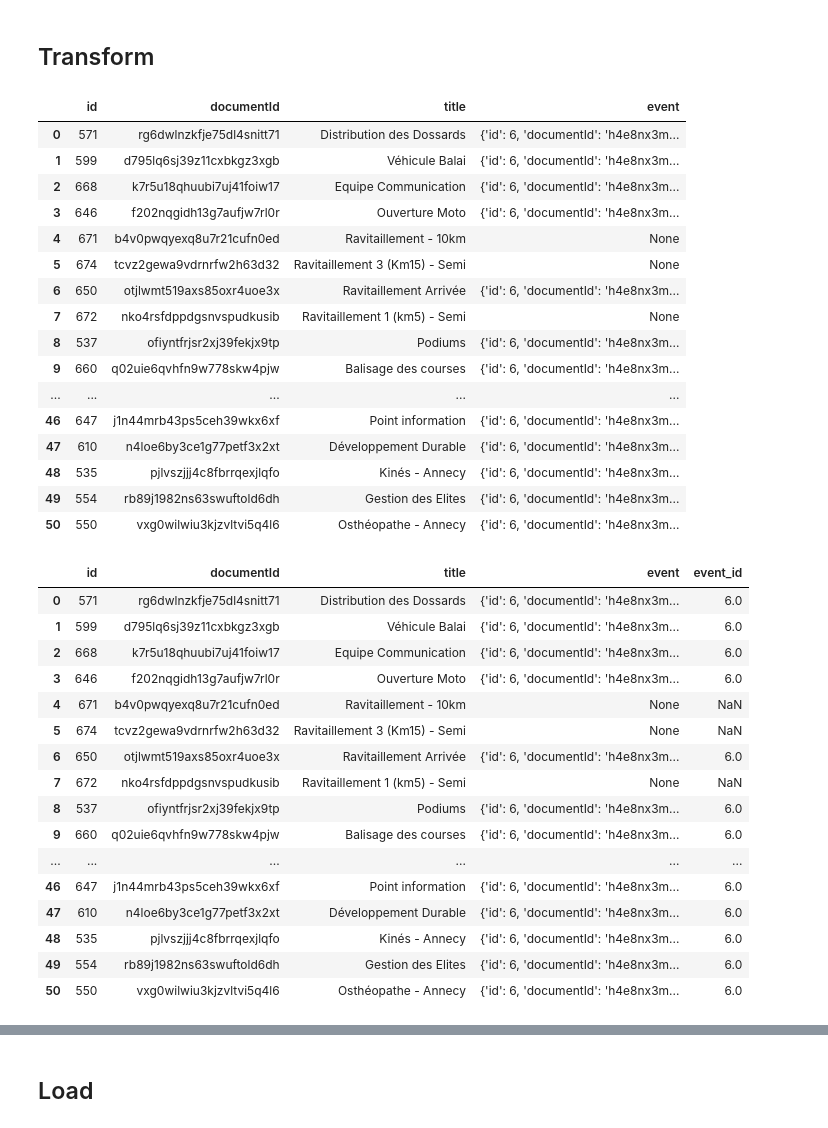
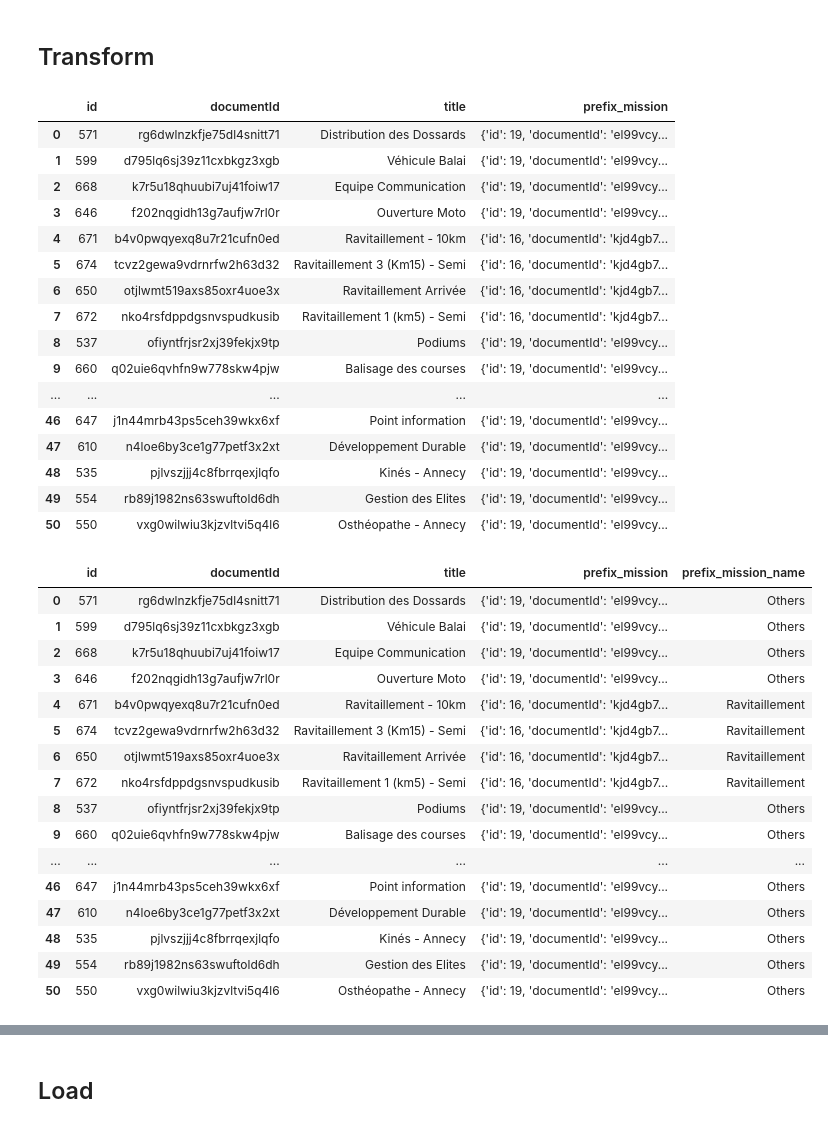
Before and after one commit to canopee-europe/data_analysis, a Jupyter notebook: ActiveCrew/ETL/mission_data.ipynb, the cells around one changed output, grey strips where cells are left out. Saved outputs shown, nothing was run; the diff lists cells and outputs as text; code cells hidden in the pictures.

```diff
--- a/ActiveCrew/ETL/mission_data.ipynb
+++ b/ActiveCrew/ETL/mission_data.ipynb
@@ -5,7 +5,7 @@ import config
 # %% [markdown]
 ## Extract
 # %%
-mission_url = "https://dashboard.activcreew.app/api/missions?fields=id, title&populate[event][fields]=id&pagination[pageSize]=500"
+mission_url = "https://dashboard.activcreew.app/api/missions?fields=id, title&populate[prefix_mission][fields]=name"
 
 page = 1
 list_mission_data = []
@@ -29,42 +29,42 @@ while True:
 df_missions = pd.DataFrame(list_mission_data)
 df_missions
 # %% [output]
-|  | id | documentId | title | event |
-| 0 | 571 | rg6dwlnzkfje75dl4snitt71 | Distribution des Dossards | {'id': 6, 'documentId': 'h4e8nx3m... |
-| 1 | 599 | d795lq6sj39z11cxbkgz3xgb | Véhicule Balai | {'id': 6, 'documentId': 'h4e8nx3m... |
-| 2 | 668 | k7r5u18qhuubi7uj41foiw17 | Equipe Communication | {'id': 6, 'documentId': 'h4e8nx3m... |
-| 3 | 646 | f202nqgidh13g7aufjw7rl0r | Ouverture Moto | {'id': 6, 'documentId': 'h4e8nx3m... |
-| 4 | 671 | b4v0pwqyexq8u7r21cufn0ed | Ravitaillement - 10km | None |
-| 5 | 674 | tcvz2gewa9vdrnrfw2h63d32 | Ravitaillement 3 (Km15) - Semi | None |
-| 6 | 650 | otjlwmt519axs85oxr4uoe3x | Ravitaillement Arrivée | {'id': 6, 'documentId': 'h4e8nx3m... |
-| 7 | 672 | nko4rsfdppdgsnvspudkusib | Ravitaillement 1 (km5) - Semi | None |
-| 8 | 537 | ofiyntfrjsr2xj39fekjx9tp | Podiums | {'id': 6, 'documentId': 'h4e8nx3m... |
-| 9 | 660 | q02uie6qvhfn9w778skw4pjw | Balisage des courses | {'id': 6, 'documentId': 'h4e8nx3m... |
+|  | id | documentId | title | prefix_mission |
+| 0 | 571 | rg6dwlnzkfje75dl4snitt71 | Distribution des Dossards | {'id': 19, 'documentId': 'el99vcy... |
+| 1 | 599 | d795lq6sj39z11cxbkgz3xgb | Véhicule Balai | {'id': 19, 'documentId': 'el99vcy... |
+| 2 | 668 | k7r5u18qhuubi7uj41foiw17 | Equipe Communication | {'id': 19, 'documentId': 'el99vcy... |
+| 3 | 646 | f202nqgidh13g7aufjw7rl0r | Ouverture Moto | {'id': 19, 'documentId': 'el99vcy... |
+| 4 | 671 | b4v0pwqyexq8u7r21cufn0ed | Ravitaillement - 10km | {'id': 16, 'documentId': 'kjd4gb7... |
+| 5 | 674 | tcvz2gewa9vdrnrfw2h63d32 | Ravitaillement 3 (Km15) - Semi | {'id': 16, 'documentId': 'kjd4gb7... |
+| 6 | 650 | otjlwmt519axs85oxr4uoe3x | Ravitaillement Arrivée | {'id': 16, 'documentId': 'kjd4gb7... |
+| 7 | 672 | nko4rsfdppdgsnvspudkusib | Ravitaillement 1 (km5) - Semi | {'id': 16, 'documentId': 'kjd4gb7... |
+| 8 | 537 | ofiyntfrjsr2xj39fekjx9tp | Podiums | {'id': 19, 'documentId': 'el99vcy... |
+| 9 | 660 | q02uie6qvhfn9w778skw4pjw | Balisage des courses | {'id': 19, 'documentId': 'el99vcy... |
 | ... | ... | ... | ... | ... |
-| 46 | 647 | j1n44mrb43ps5ceh39wkx6xf | Point information | {'id': 6, 'documentId': 'h4e8nx3m... |
-| 47 | 610 | n4loe6by3ce1g77petf3x2xt | Développement Durable | {'id': 6, 'documentId': 'h4e8nx3m... |
-| 48 | 535 | pjlvszjjj4c8fbrrqexjlqfo | Kinés - Annecy | {'id': 6, 'documentId': 'h4e8nx3m... |
-| 49 | 554 | rb89j1982ns63swuftold6dh | Gestion des Elites | {'id': 6, 'documentId': 'h4e8nx3m... |
-| 50 | 550 | vxg0wilwiu3kjzvltvi5q4l6 | Osthéopathe - Annecy | {'id': 6, 'documentId': 'h4e8nx3m... |
+| 46 | 647 | j1n44mrb43ps5ceh39wkx6xf | Point information | {'id': 19, 'documentId': 'el99vcy... |
+| 47 | 610 | n4loe6by3ce1g77petf3x2xt | Développement Durable | {'id': 19, 'documentId': 'el99vcy... |
+| 48 | 535 | pjlvszjjj4c8fbrrqexjlqfo | Kinés - Annecy | {'id': 19, 'documentId': 'el99vcy... |
+| 49 | 554 | rb89j1982ns63swuftold6dh | Gestion des Elites | {'id': 19, 'documentId': 'el99vcy... |
+| 50 | 550 | vxg0wilwiu3kjzvltvi5q4l6 | Osthéopathe - Annecy | {'id': 19, 'documentId': 'el99vcy... |
 # %%
 # Get field from columns dicts
-df_missions["event_id"] = df_missions["event"].apply(lambda x: x.get("id") if isinstance(x, dict) else None)
+df_missions["prefix_mission_name"] = df_missions["prefix_mission"].apply(lambda x: x.get("name") if isinstance(x, dict) else None)
 df_missions
 # %% [output]
-|  | id | documentId | title | event | event_id |
-| 0 | 571 | rg6dwlnzkfje75dl4snitt71 | Distribution des Dossards | {'id': 6, 'documentId': 'h4e8nx3m... | 6.0 |
-| 1 | 599 | d795lq6sj39z11cxbkgz3xgb | Véhicule Balai | {'id': 6, 'documentId': 'h4e8nx3m... | 6.0 |
-| 2 | 668 | k7r5u18qhuubi7uj41foiw17 | Equipe Communication | {'id': 6, 'documentId': 'h4e8nx3m... | 6.0 |
-| 3 | 646 | f202nqgidh13g7aufjw7rl0r | Ouverture Moto | {'id': 6, 'documentId': 'h4e8nx3m... | 6.0 |
-| 4 | 671 | b4v0pwqyexq8u7r21cufn0ed | Ravitaillement - 10km | None | NaN |
-| 5 | 674 | tcvz2gewa9vdrnrfw2h63d32 | Ravitaillement 3 (Km15) - Semi | None | NaN |
-| 6 | 650 | otjlwmt519axs85oxr4uoe3x | Ravitaillement Arrivée | {'id': 6, 'documentId': 'h4e8nx3m... | 6.0 |
-| 7 | 672 | nko4rsfdppdgsnvspudkusib | Ravitaillement 1 (km5) - Semi | None | NaN |
-| 8 | 537 | ofiyntfrjsr2xj39fekjx9tp | Podiums | {'id': 6, 'documentId': 'h4e8nx3m... | 6.0 |
-| 9 | 660 | q02uie6qvhfn9w778skw4pjw | Balisage des courses | {'id': 6, 'documentId': 'h4e8nx3m... | 6.0 |
+|  | id | documentId | title | prefix_mission | prefix_mission_name |
+| 0 | 571 | rg6dwlnzkfje75dl4snitt71 | Distribution des Dossards | {'id': 19, 'documentId': 'el99vcy... | Others |
+| 1 | 599 | d795lq6sj39z11cxbkgz3xgb | Véhicule Balai | {'id': 19, 'documentId': 'el99vcy... | Others |
+| 2 | 668 | k7r5u18qhuubi7uj41foiw17 | Equipe Communication | {'id': 19, 'documentId': 'el99vcy... | Others |
+| 3 | 646 | f202nqgidh13g7aufjw7rl0r | Ouverture Moto | {'id': 19, 'documentId': 'el99vcy... | Others |
+| 4 | 671 | b4v0pwqyexq8u7r21cufn0ed | Ravitaillement - 10km | {'id': 16, 'documentId': 'kjd4gb7... | Ravitaillement |
+| 5 | 674 | tcvz2gewa9vdrnrfw2h63d32 | Ravitaillement 3 (Km15) - Semi | {'id': 16, 'documentId': 'kjd4gb7... | Ravitaillement |
+| 6 | 650 | otjlwmt519axs85oxr4uoe3x | Ravitaillement Arrivée | {'id': 16, 'documentId': 'kjd4gb7... | Ravitaillement |
+| 7 | 672 | nko4rsfdppdgsnvspudkusib | Ravitaillement 1 (km5) - Semi | {'id': 16, 'documentId': 'kjd4gb7... | Ravitaillement |
+| 8 | 537 | ofiyntfrjsr2xj39fekjx9tp | Podiums | {'id': 19, 'documentId': 'el99vcy... | Others |
+| 9 | 660 | q02uie6qvhfn9w778skw4pjw | Balisage des courses | {'id': 19, 'documentId': 'el99vcy... | Others |
 | ... | ... | ... | ... | ... | ... |
-| 46 | 647 | j1n44mrb43ps5ceh39wkx6xf | Point information | {'id': 6, 'documentId': 'h4e8nx3m... | 6.0 |
-| 47 | 610 | n4loe6by3ce1g77petf3x2xt | Développement Durable | {'id': 6, 'documentId': 'h4e8nx3m... | 6.0 |
-| 48 | 535 | pjlvszjjj4c8fbrrqexjlqfo | Kinés - Annecy | {'id': 6, 'documentId': 'h4e8nx3m... | 6.0 |
-| 49 | 554 | rb89j1982ns63swuftold6dh | Gestion des Elites | {'id': 6, 'documentId': 'h4e8nx3m... | 6.0 |
-| 50 | 550 | vxg0wilwiu3kjzvltvi5q4l6 | Osthéopathe - Annecy | {'id': 6, 'documentId': 'h4e8nx3m... | 6.0 |
+| 46 | 647 | j1n44mrb43ps5ceh39wkx6xf | Point information | {'id': 19, 'documentId': 'el99vcy... | Others |
+| 47 | 610 | n4loe6by3ce1g77petf3x2xt | Développement Durable | {'id': 19, 'documentId': 'el99vcy... | Others |
+| 48 | 535 | pjlvszjjj4c8fbrrqexjlqfo | Kinés - Annecy | {'id': 19, 'documentId': 'el99vcy... | Others |
+| 49 | 554 | rb89j1982ns63swuftold6dh | Gestion des Elites | {'id': 19, 'documentId': 'el99vcy... | Others |
+| 50 | 550 | vxg0wilwiu3kjzvltvi5q4l6 | Osthéopathe - Annecy | {'id': 19, 'documentId': 'el99vcy... | Others |
```
Also changed, not shown: parts of 13 cells of this notebook, 1 other file.
